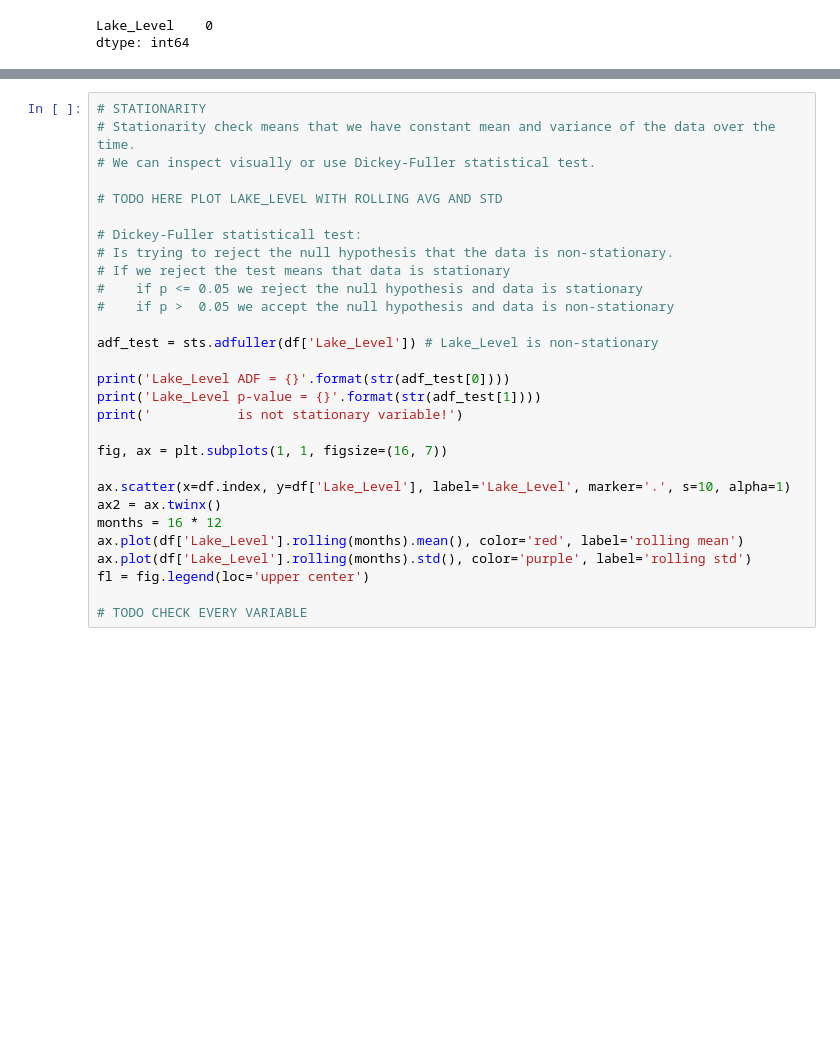
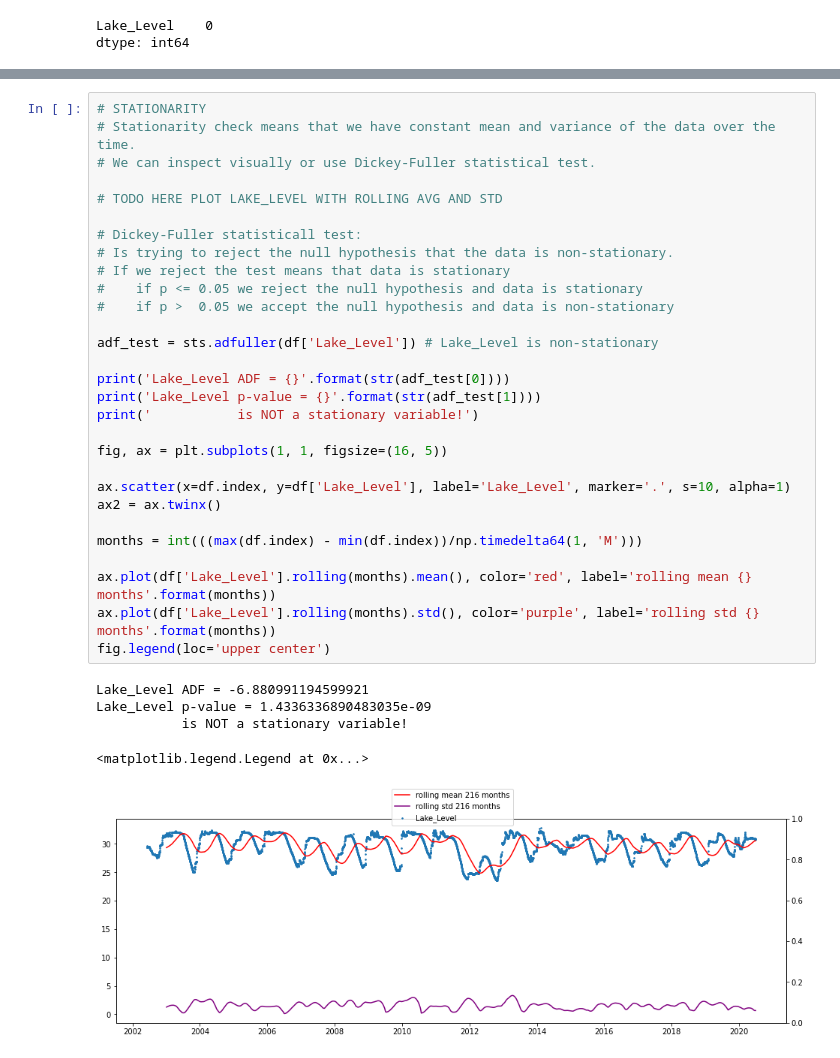
Before and after one commit to KlemenKozelj/master_thesis, a Jupyter notebook: 02_Lake_Bilancino_Time_Series.ipynb, the cells around one changed output, grey strips where cells are left out. Cells and saved outputs as stored; diff of their text form; blank space fills up the shorter version.

```diff
--- a/02_Lake_Bilancino_Time_Series.ipynb
+++ b/02_Lake_Bilancino_Time_Series.ipynb
@@ -67,29 +69,35 @@ NameError: name 'tsa' is not defined
 # %%
 # STATIONARITY
 # Stationarity check means that we have constant mean and variance of the data over the time.
 # We can inspect visually or use Dickey-Fuller statistical test.
 
 # TODO HERE PLOT LAKE_LEVEL WITH ROLLING AVG AND STD
 
 # Dickey-Fuller statisticall test:
 # Is trying to reject the null hypothesis that the data is non-stationary.
 # If we reject the test means that data is stationary
 #    if p <= 0.05 we reject the null hypothesis and data is stationary
 #    if p >  0.05 we accept the null hypothesis and data is non-stationary
 
 adf_test = sts.adfuller(df['Lake_Level']) # Lake_Level is non-stationary
 
 print('Lake_Level ADF = {}'.format(str(adf_test[0])))
 print('Lake_Level p-value = {}'.format(str(adf_test[1])))
-print('           is not stationary variable!')
+print('           is NOT a stationary variable!')
 
-fig, ax = plt.subplots(1, 1, figsize=(16, 7))
+fig, ax = plt.subplots(1, 1, figsize=(16, 5))
 
 ax.scatter(x=df.index, y=df['Lake_Level'], label='Lake_Level', marker='.', s=10, alpha=1)
 ax2 = ax.twinx()
-months = 16 * 12
-ax.plot(df['Lake_Level'].rolling(months).mean(), color='red', label='rolling mean')
-ax.plot(df['Lake_Level'].rolling(months).std(), color='purple', label='rolling std')
-fl = fig.legend(loc='upper center')
 
-# TODO CHECK EVERY VARIABLE
+months = int(((max(df.index) - min(df.index))/np.timedelta64(1, 'M')))
+
+ax.plot(df['Lake_Level'].rolling(months).mean(), color='red', label='rolling mean {} months'.format(months))
+ax.plot(df['Lake_Level'].rolling(months).std(), color='purple', label='rolling std {} months'.format(months))
+fig.legend(loc='upper center')
+# %% [output]
+Lake_Level ADF = -6.880991194599921
+Lake_Level p-value = 1.4336336890483035e-09
+           is NOT a stationary variable!
+<matplotlib.legend.Legend at 0x...>
+[figure, added]
```
Also changed, not shown: parts of 7 cells of this notebook.
